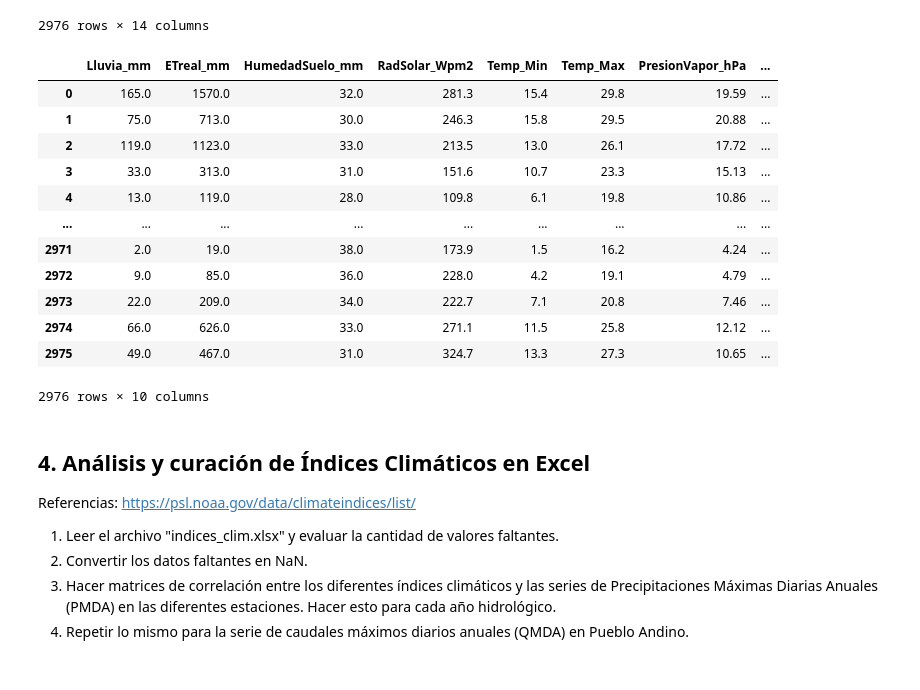
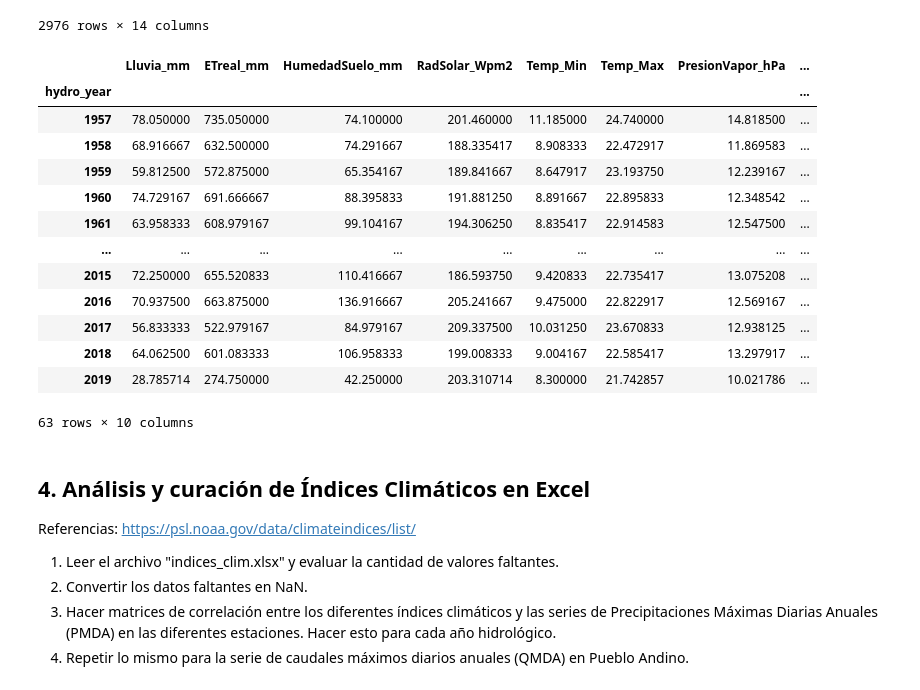
Before and after one commit to serantux/M_Predi_Lluvias_Extremas_10, a Jupyter notebook: TP2_Balbuena_Serrantes_Fonnegra_Velazquez.ipynb, the cells around one changed output. Drawn from its saved outputs; the diff is of its cells as text; code cells hidden in the pictures.

Commit message:
Se agrega calculo de la media para cada hydro_year de cada variable abtenida de TerraClimate.csv

```diff
--- a/TP2_Balbuena_Serrantes_Fonnegra_Velazquez.ipynb
+++ b/TP2_Balbuena_Serrantes_Fonnegra_Velazquez.ipynb
@@ -376,27 +372,28 @@ datos_tc
 # %%
 not_var_cols = ['Date', 'id', 'omm_id', 'nombre']
 var_cols = [c for c in datos_tc.columns if c not in not_var_cols]
 datos_tc_var = datos_tc[var_cols]
-
+datos_tc_var_mean = pd.DataFrame()
 #df.groupby('StationID')['BiasTemp'].mean()
 for col in var_cols:
-  datos_tc_var.groupby('hydro_year')[col].mean()
+  datos_tc_var_mean[col] = datos_tc_var.groupby('hydro_year')[col].mean()
 
-datos_tc_var
+datos_tc_var_mean
 # %% [output]
 |  | Lluvia_mm | ETreal_mm | HumedadSuelo_mm | RadSolar_Wpm2 | Temp_Min | Temp_Max | PresionVapor_hPa | ... |
-| 0 | 165.0 | 1570.0 | 32.0 | 281.3 | 15.4 | 29.8 | 19.59 | ... |
-| 1 | 75.0 | 713.0 | 30.0 | 246.3 | 15.8 | 29.5 | 20.88 | ... |
-| 2 | 119.0 | 1123.0 | 33.0 | 213.5 | 13.0 | 26.1 | 17.72 | ... |
-| 3 | 33.0 | 313.0 | 31.0 | 151.6 | 10.7 | 23.3 | 15.13 | ... |
-| 4 | 13.0 | 119.0 | 28.0 | 109.8 | 6.1 | 19.8 | 10.86 | ... |
+| hydro_year |  |  |  |  |  |  |  | ... |
+| 1957 | 78.050000 | 735.050000 | 74.100000 | 201.460000 | 11.185000 | 24.740000 | 14.818500 | ... |
+| 1958 | 68.916667 | 632.500000 | 74.291667 | 188.335417 | 8.908333 | 22.472917 | 11.869583 | ... |
+| 1959 | 59.812500 | 572.875000 | 65.354167 | 189.841667 | 8.647917 | 23.193750 | 12.239167 | ... |
+| 1960 | 74.729167 | 691.666667 | 88.395833 | 191.881250 | 8.891667 | 22.895833 | 12.348542 | ... |
+| 1961 | 63.958333 | 608.979167 | 99.104167 | 194.306250 | 8.835417 | 22.914583 | 12.547500 | ... |
 | ... | ... | ... | ... | ... | ... | ... | ... | ... |
-| 2971 | 2.0 | 19.0 | 38.0 | 173.9 | 1.5 | 16.2 | 4.24 | ... |
-| 2972 | 9.0 | 85.0 | 36.0 | 228.0 | 4.2 | 19.1 | 4.79 | ... |
-| 2973 | 22.0 | 209.0 | 34.0 | 222.7 | 7.1 | 20.8 | 7.46 | ... |
-| 2974 | 66.0 | 626.0 | 33.0 | 271.1 | 11.5 | 25.8 | 12.12 | ... |
-| 2975 | 49.0 | 467.0 | 31.0 | 324.7 | 13.3 | 27.3 | 10.65 | ... |
+| 2015 | 72.250000 | 655.520833 | 110.416667 | 186.593750 | 9.420833 | 22.735417 | 13.075208 | ... |
+| 2016 | 70.937500 | 663.875000 | 136.916667 | 205.241667 | 9.475000 | 22.822917 | 12.569167 | ... |
+| 2017 | 56.833333 | 522.979167 | 84.979167 | 209.337500 | 10.031250 | 23.670833 | 12.938125 | ... |
+| 2018 | 64.062500 | 601.083333 | 106.958333 | 199.008333 | 9.004167 | 22.585417 | 13.297917 | ... |
+| 2019 | 28.785714 | 274.750000 | 42.250000 | 203.310714 | 8.300000 | 21.742857 | 10.021786 | ... |
-2976 rows × 10 columns
+63 rows × 10 columns
 # %% [markdown]
 ## 4. Análisis y curación de Índices Climáticos en Excel
 
```
Also changed, not shown: parts of 8 cells of this notebook.
